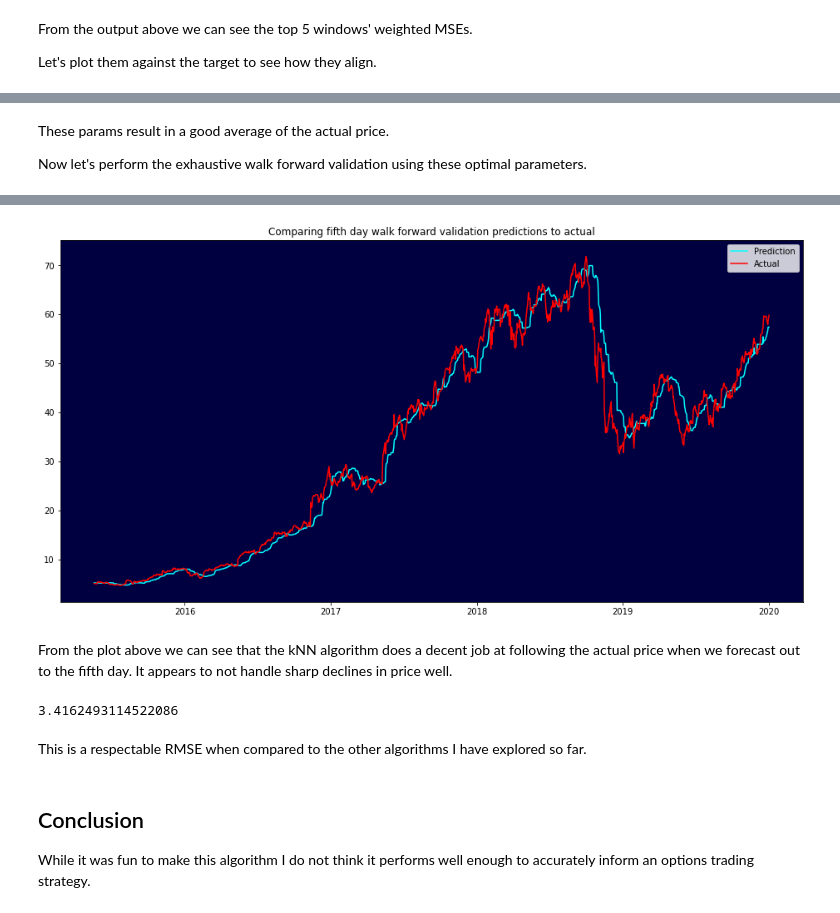
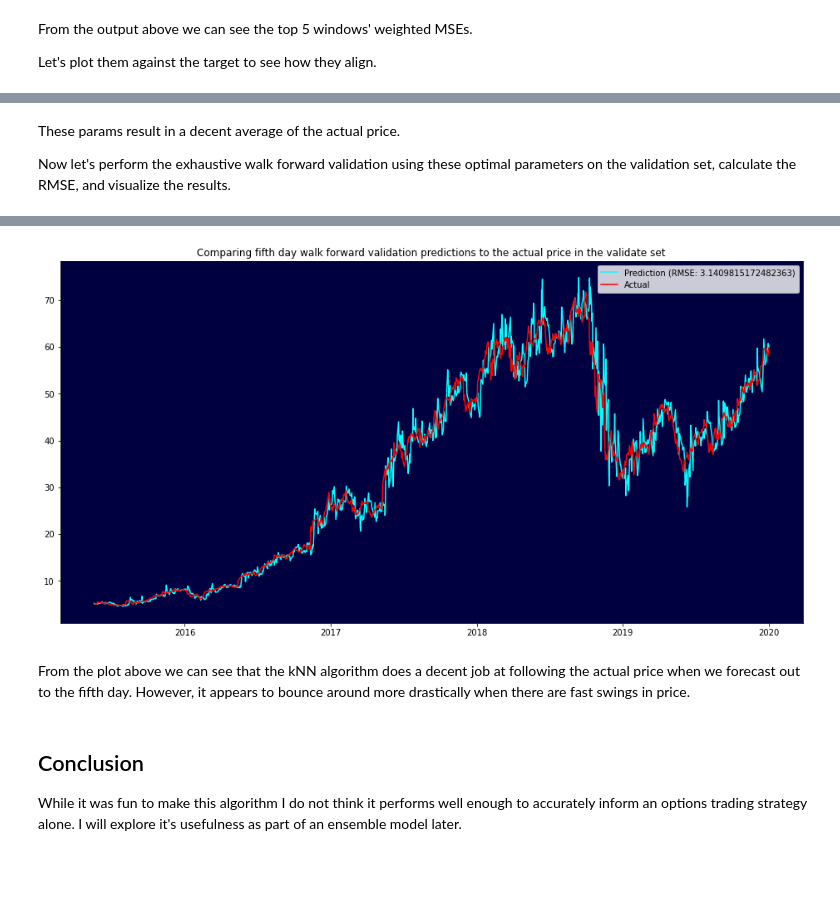
Before and after one commit to tylerhill90/DA5030_final_project, a Jupyter notebook: reports/knn_ts.ipynb, the cells around one changed output, grey strips where cells are left out. Drawn from its saved outputs; the diff is of its cells as text; code cells hidden in the pictures; blank space fills up the shorter version.

```diff
--- a/reports/knn_ts.ipynb
+++ b/reports/knn_ts.ipynb
@@ -212,11 +211,6 @@ def knn_ts(data, span, offset, k, n_preds, weighted_mse=True):
     # Min/max normalize
     x = target.values.reshape(-1,1)
     x_scaled = min_max_scaler.fit_transform(x).reshape(span,)
-    # Weight the most recent data more
-    count = 0
-    for j in np.nditer(x_scaled, op_flags=['readwrite']):
-        j[...] = j + count
-        count += 1
     norm = pd.Series(x_scaled, index=target.index, name="norm")
     # Add index position from original data
     index = pd.Series(np.arange(len(target)-span, len(target), 1), index=target.index, name="index")
@@ -225,7 +219,7 @@ def knn_ts(data, span, offset, k, n_preds, weighted_mse=True):
     # For weighted MSE
     y_step = 1/span
     y_weights = np.arange(1, 2, y_step)
-    y_weights = y_weights**2
+    y_weights = [exp(y) for y in y_weights]
 
     # Create dict of neighbors
     # Keys are RMSE and values are df containing window and index
@@ -277,13 +271,13 @@ Now that we have a function let's use it.
 # %%
-pred = knn_ts(train, 50, 5, 3, 5)
+n_preds = 10
+pred = knn_ts(train, 20, 8, 4, n_preds)
 val = validate[:] #Copy data without referencing original data
 val.reset_index(inplace=True, drop=True)
 fig, ax = plt.subplots(figsize=(16,8))
 ax.set_facecolor("#000041")
-plt.plot(pred["predictions"], color="cyan", label="Prediction")
-plt.plot(val[:5], color="red", label="Actual")
+plt.plot(pred["predictions"], color="cyan", label="Mu prediction")
+plt.plot(val[:n_preds], color="red", label="Actual")
 plt.legend()
 plt.title(f"Comparing predictions to actual")
 plt.show()
-pred
 # %% [output]
@@ -332,22 +310,0 @@ This is a good result as the five day prediction is very close to the actual pri
-# %%
-n = 5
-end = 20
-grid_search = dict()
-for s in range(5, 21, 5):
-    for o in range(5, 10):
-        for k in range(2, 5):
-            preds = list()
-            for i in range(end):
-                data = pd.concat([train, validate[:i]])
-                pred = knn_ts(data, s, o, k, n)
-                preds.append(pred["predictions"][n-1])
-
-            preds = pd.Series(preds, index=validate.index[n:end+n])
-            rmse = mean_squared_error(preds, validate[n:end+n], squared=False)
-            grid_search[rmse] = {"preds": preds, "params": (s,o,k)}
-
-best_pred_rmse = sorted(grid_search.keys())[:1][0]
-best_pred_obj = grid_search[best_pred_rmse]
-params = best_pred_obj["params"]
-best_pred = best_pred_obj["preds"]
-print(f"Best params: {params}")
@@ -386,21 +323,23 @@ plt.show()
 # %% [markdown]
-These params result in a good average of the actual price.
+These params result in a decent average of the actual price.
 
-Now let's perform the exhaustive walk forward validation using these optimal parameters.
+Now let's perform the exhaustive walk forward validation using these optimal parameters on the validation set, calculate the RMSE, and visualize the results.
 # %%
+s, o, k = params
 n = 5
 end = len(validate)-n
 preds = list()
 for i in range(end):
     data = pd.concat([train, validate[:i]])
-    pred = knn_ts(data, 15, 8, 2, n)
+    pred = knn_ts(data, s, o, k, n)
     preds.append(pred["predictions"][n-1])
 
 preds = pd.Series(preds, index=validate.index[n:])
 
+rmse_pred = mean_squared_error(preds, validate[n:], squared=False)
 fig, ax = plt.subplots(figsize=(16,8))
 ax.set_facecolor("#000041")
-plt.plot(preds, color="cyan", label="Prediction")
+plt.plot(preds, color="cyan", label=f"Prediction (RMSE: {rmse_pred})")
 plt.plot(validate[n:], color="red", label="Actual")
 plt.legend()
 plt.title(f"Comparing fifth day walk forward validation predictions to the actual price in the validate set")
@@ -411,13 +348,7 @@ Calculating predictions:
-[figure, old version]
+[figure, new version]
 # %% [markdown]
-From the plot above we can see that the kNN algorithm does a decent job at following the actual price when we forecast out to the fifth day. It appears to not handle sharp declines in price well.
+From the plot above we can see that the kNN algorithm does a decent job at following the actual price when we forecast out to the fifth day. However, it appears to bounce around more drastically when there are fast swings in price.
-# %%
-mean_squared_error(preds, validate[n:], squared=False)
-# %% [output]
-3.4162493114522086
-# %% [markdown]
-This is a respectable RMSE when compared to the other algorithms I have explored so far.
 # %% [markdown]
 ## Conclusion
 
-While it was fun to make this algorithm I do not think it performs well enough to accurately inform an options trading strategy.
+While it was fun to make this algorithm I do not think it performs well enough to accurately inform an options trading strategy alone. I will explore it's usefulness as part of an ensemble model later.
```
Also changed, not shown: parts of 19 cells of this notebook, 34 other files.
